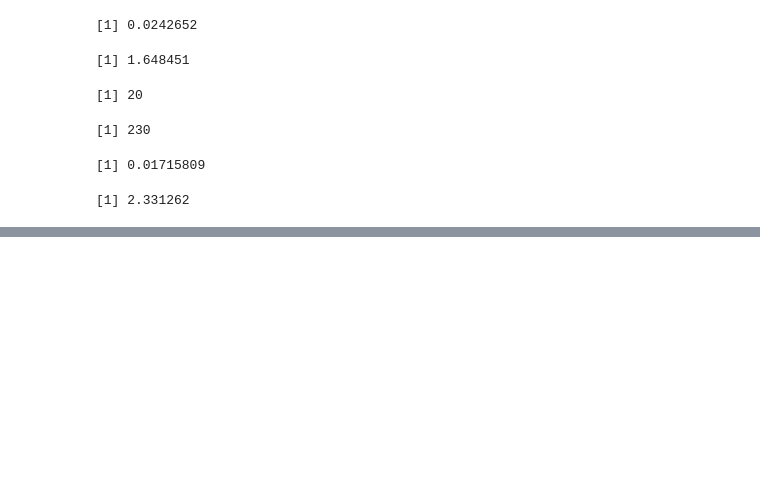
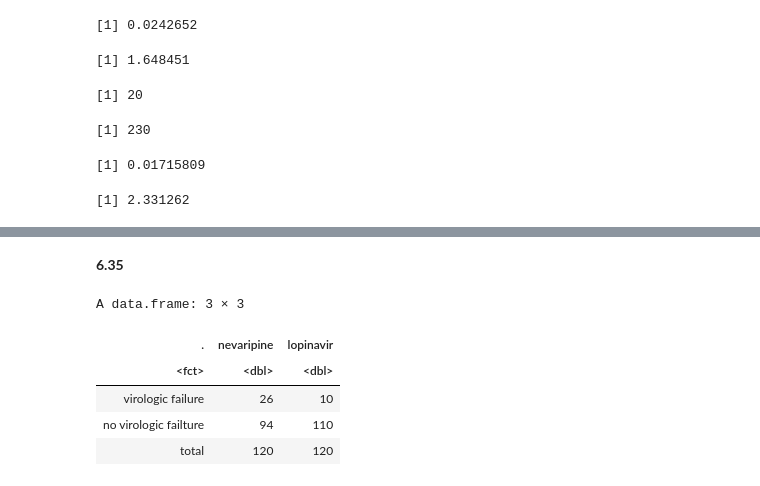
Before and after one commit to Himanshiyaduvanshi/coursera-statistics-r, a Jupyter notebook: courses/2.4.ipynb, the cells around one changed output, grey strips where cells are left out. Drawn from its saved outputs; the diff is of its cells as text; code cells hidden in the pictures; blank space fills up the shorter version.

```diff
--- a/courses/2.4.ipynb
+++ b/courses/2.4.ipynb
@@ -806,0 +1243,16 @@ p_hat = .12
+# %% [markdown]
+**6.35**
+# %%
+# (a)
+data.frame(
+    `.` = c('virologic failure', 'no virologic failture', 'total'),
+    'nevaripine' = c(26, 94, 120),
+    'lopinavir' = c(10, 110, 120)
+)
+# %% [output]
+A data.frame: 3 × 3
+| . | nevaripine | lopinavir |
+| <fct> | <dbl> | <dbl> |
+| virologic failure | 26 | 10 |
+| no virologic failture | 94 | 110 |
+| total | 120 | 120 |
```
Also changed, not shown: parts of 77 cells of this notebook.
